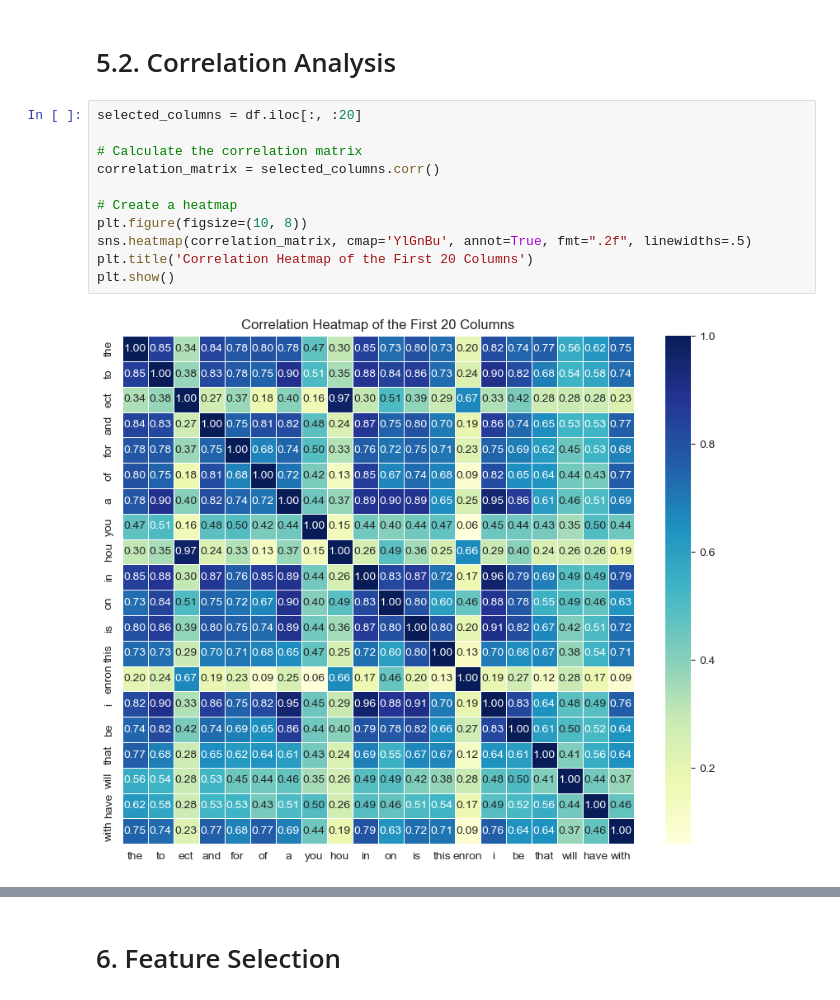
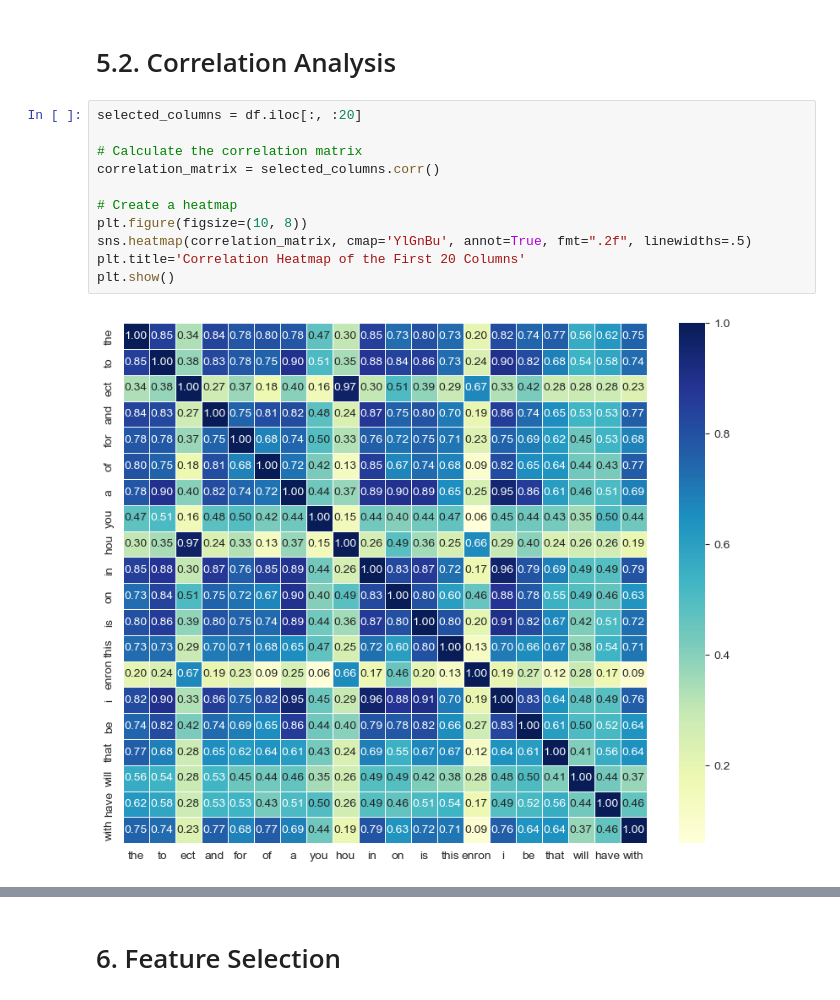
Before and after one commit to krisibraynova01/Projects_Technical_University_Master, a Jupyter notebook: shuffle_email_spam_classification/shuffle_email_spam_classification.ipynb, the cells around one changed output, grey strips where cells are left out. Cells and saved outputs as stored; diff of their text form.

```diff
--- a/shuffle_email_spam_classification/shuffle_email_spam_classification.ipynb
+++ b/shuffle_email_spam_classification/shuffle_email_spam_classification.ipynb
@@ -190,13 +188,13 @@ plt.show()
 # %%
 selected_columns = df.iloc[:, :20]
 
 # Calculate the correlation matrix
 correlation_matrix = selected_columns.corr()
 
 # Create a heatmap
 plt.figure(figsize=(10, 8))
 sns.heatmap(correlation_matrix, cmap='YlGnBu', annot=True, fmt=".2f", linewidths=.5)
-plt.title('Correlation Heatmap of the First 20 Columns')
+plt.title='Correlation Heatmap of the First 20 Columns'
 plt.show()
 # %% [output]
-[figure, old version]
+[figure, new version]
```
Also changed, not shown: parts of 57 cells of this notebook.
